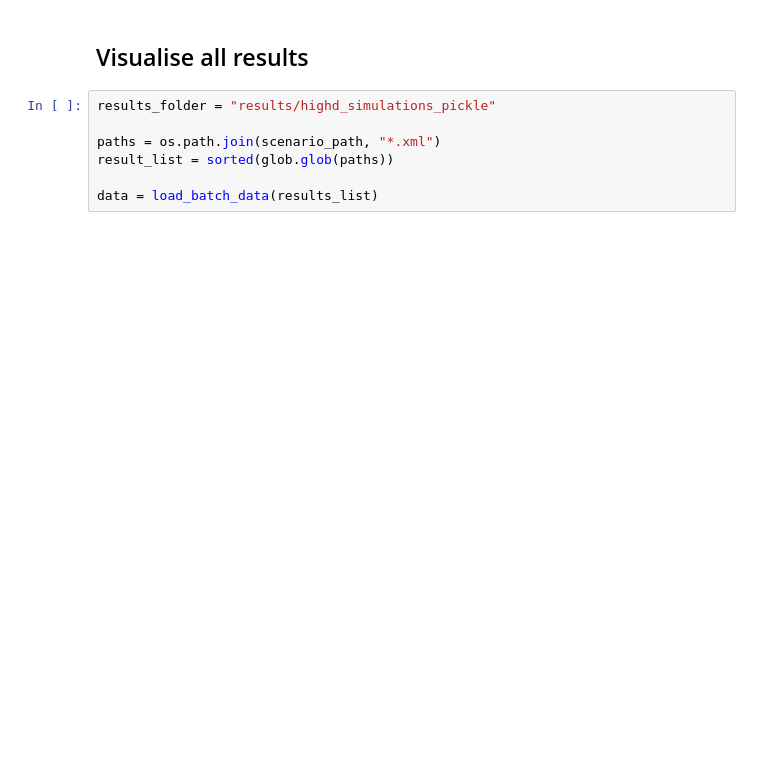
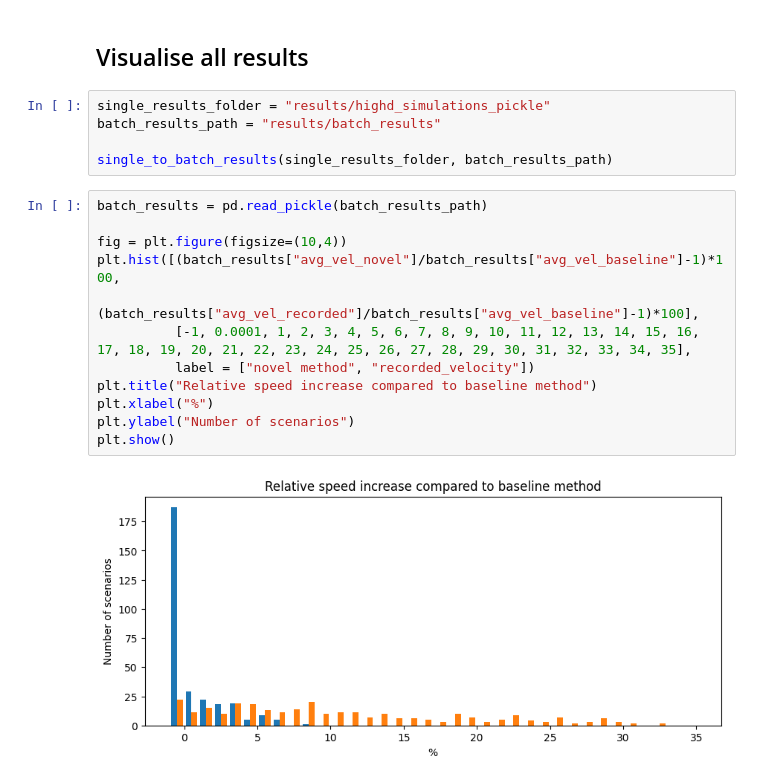
Before and after one commit to haastregt/occlusion_tracking, a Jupyter notebook: highd_scenarios.ipynb, the cells around one changed output. Drawn from its saved outputs; the diff is of its cells as text; blank space fills up the shorter version.

Commit message:
Processing of batch

```diff
--- a/highd_scenarios.ipynb
+++ b/highd_scenarios.ipynb
@@ -252,9 +249,21 @@ KeyboardInterrupt:
 # %% [markdown]
 ## Visualise all results
-# %%
-results_folder = "results/highd_simulations_pickle"
-
-paths = os.path.join(scenario_path, "*.xml")
-result_list = sorted(glob.glob(paths))
-
-data = load_batch_data(results_list)
+# %%
+single_results_folder = "results/highd_simulations_pickle"
+batch_results_path = "results/batch_results"
+
+single_to_batch_results(single_results_folder, batch_results_path)
+# %%
+batch_results = pd.read_pickle(batch_results_path)
+
+fig = plt.figure(figsize=(10,4))
+plt.hist([(batch_results["avg_vel_novel"]/batch_results["avg_vel_baseline"]-1)*100,
+          (batch_results["avg_vel_recorded"]/batch_results["avg_vel_baseline"]-1)*100],
+          [-1, 0.0001, 1, 2, 3, 4, 5, 6, 7, 8, 9, 10, 11, 12, 13, 14, 15, 16, 17, 18, 19, 20, 21, 22, 23, 24, 25, 26, 27, 28, 29, 30, 31, 32, 33, 34, 35],
+          label = ["novel method", "recorded_velocity"])
+plt.title("Relative speed increase compared to baseline method")
+plt.xlabel("%")
+plt.ylabel("Number of scenarios")
+plt.show()
+# %% [output]
+[figure, added]
```
Also changed, not shown: parts of 10 cells of this notebook, 2 other files.
